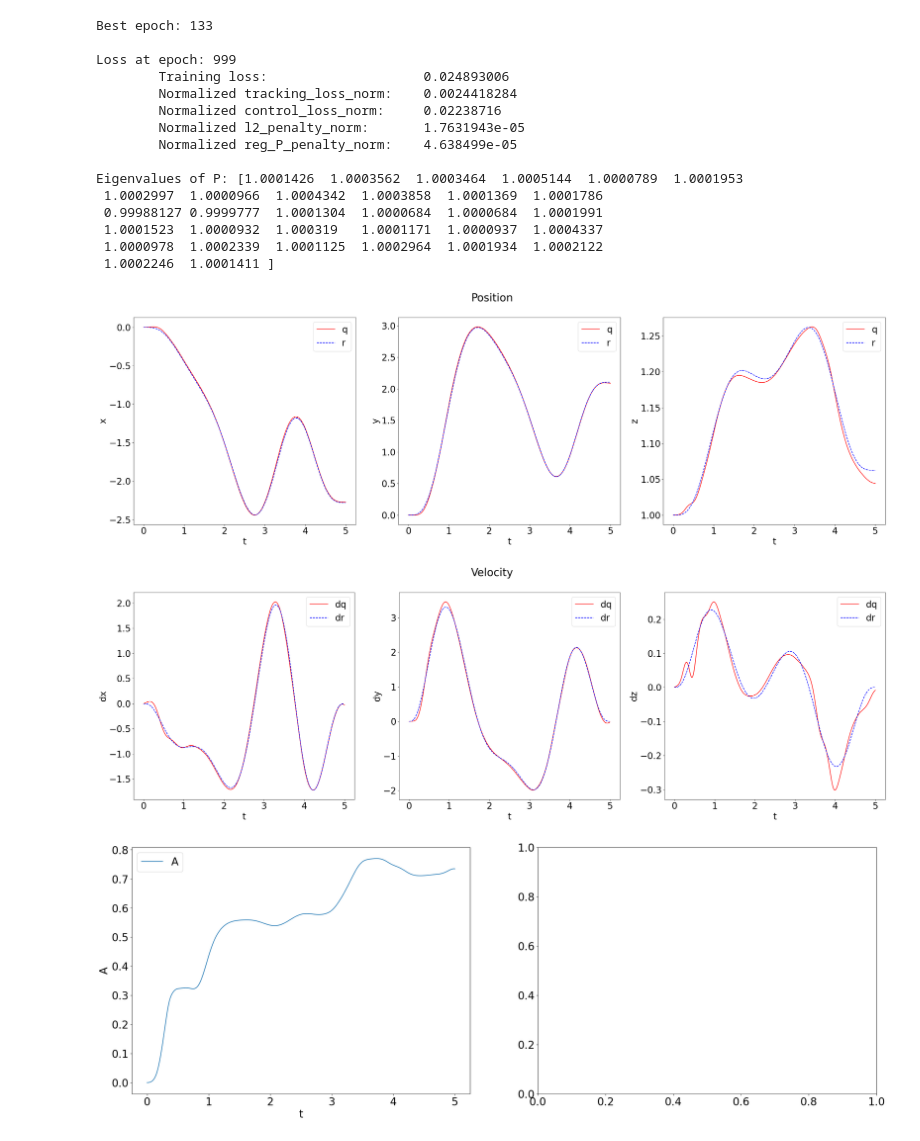
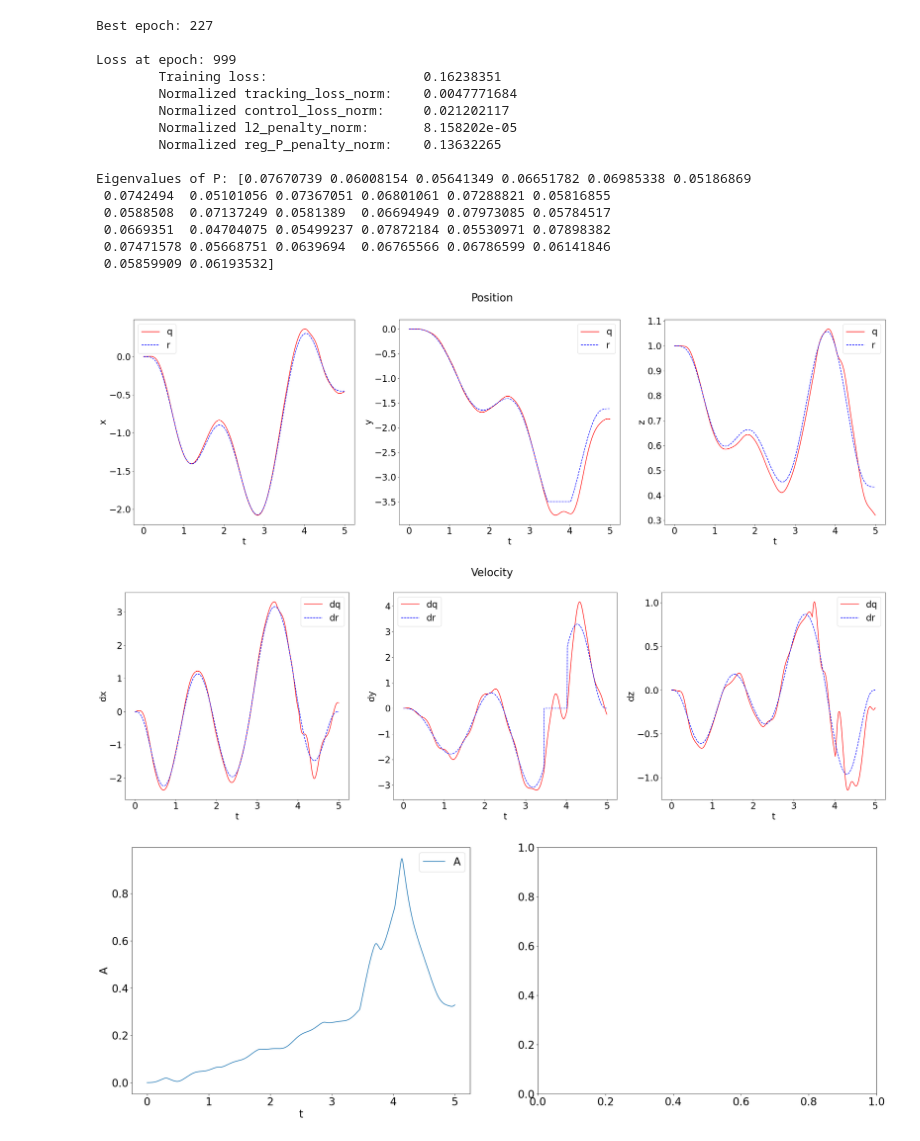
Before and after one commit to joshsohn/COML_hardware, a Jupyter notebook: validate_model.ipynb, the cells around one changed output. Drawn from its saved outputs; the diff is of its cells as text; code cells hidden in the pictures.

Commit message:
reg_P script and P norm

```diff
--- a/validate_model.ipynb
+++ b/validate_model.ipynb
@@ -243,47 +243,50 @@ def plot_losses(raw, xlim=[0, 1000], ylim=None):
 # filename = 'seed=0_M=50_E=1000_pinit=2.00_pfreq=2000_regP=0.0000.pkl'
 # trial_name = 'hardware_14'
 # filename = 'seed=0_M=50_E=1000_pinit=2.00_pfreq=2000_regP=0.0000.pkl'
 # trial_name = 'hardware_15'
 # filename = 'seed=0_M=50_E=1000_pinit=2.00_pfreq=2000_regP=0.0000.pkl'
 # trial_name = 'hardware_16'
 # filename = 'seed=0_M=50_E=1000_pinit=2.00_pfreq=2000_regP=0.0020.pkl'
 # trial_name = 'z_up_reg_P_1e-1'
 # filename = 'seed=0_M=50_E=1000_pinit=2.00_pfreq=2000_regP=0.1000.pkl'
 # trial_name = 'z_up_reg_P_1'
 # filename = 'seed=0_M=50_E=1000_pinit=2.00_pfreq=2000_regP=1.0000.pkl'
 # trial_name = 'z_up_reg_P_1_kRz'
 # filename = 'seed=0_M=50_E=1000_pinit=2.00_pfreq=2000_regP=1.0000.pkl'
-trial_name = 'z_up_reg_P_10'
-filename = 'seed=0_M=50_E=1000_pinit=2.00_pfreq=2000_regP=10.0000.pkl'
+# trial_name = 'z_up_reg_P_10'
+# filename = 'seed=0_M=50_E=1000_pinit=2.00_pfreq=2000_regP=10.0000.pkl'
+trial_name = 'test_P'
+filename = 'seed=0_M=5_E=1000_pinit=2.00_pfreq=2000_regP=1.0000.pkl'
+
 
 pkl = f'{trial_name}/{filename}'
 with open(f'train_results/{pkl}', 'rb') as file:
     raw = pickle.load(file)
 
 print('Best epoch:', raw['best_step_meta'])
 
 validate_model(raw, 999, print_=True, plot=True)
 
 E = int(raw['hparams']['ensemble']['num_epochs'])
 plot_losses(raw)
 # plot_losses(raw, xlim=[100,E])
 plot_losses(raw, xlim=[100,E], ylim=[0,0.1])
 # %% [output]
-Best epoch: 133
+Best epoch: 227
 
 Loss at epoch: 999
-        Training loss:                    0.024893006
-        Normalized tracking_loss_norm:    0.0024418284
-        Normalized control_loss_norm:     0.02238716
-        Normalized l2_penalty_norm:       1.7631943e-05
-        Normalized reg_P_penalty_norm:    4.638499e-05
+        Training loss:                    0.16238351
+        Normalized tracking_loss_norm:    0.0047771684
+        Normalized control_loss_norm:     0.021202117
+        Normalized l2_penalty_norm:       8.158202e-05
+        Normalized reg_P_penalty_norm:    0.13632265
 
-Eigenvalues of P: [1.0001426  1.0003562  1.0003464  1.0005144  1.0000789  1.0001953
- 1.0002997  1.0000966  1.0004342  1.0003858  1.0001369  1.0001786
- 0.99988127 0.9999777  1.0001304  1.0000684  1.0000684  1.0001991
- 1.0001523  1.0000932  1.000319   1.0001171  1.0000937  1.0004337
- 1.0000978  1.0002339  1.0001125  1.0002964  1.0001934  1.0002122
- 1.0002246  1.0001411 ]
+Eigenvalues of P: [0.07670739 0.06008154 0.05641349 0.06651782 0.06985338 0.05186869
+ 0.0742494  0.05101056 0.07367051 0.06801061 0.07288821 0.05816855
+ 0.0588508  0.07137249 0.0581389  0.06694949 0.07973085 0.05784517
+ 0.0669351  0.04704075 0.05499237 0.07872184 0.05530971 0.07898382
+ 0.07471578 0.05668751 0.0639694  0.06765566 0.06786599 0.06141846
+ 0.05859909 0.06193532]
-[figure, old version]
+[figure, new version]
-[figure, old version]
+[figure, new version]
-[figure, old version]
+[figure, new version]
```
Also changed, not shown: parts of 1 cell of this notebook, 12 other files.
